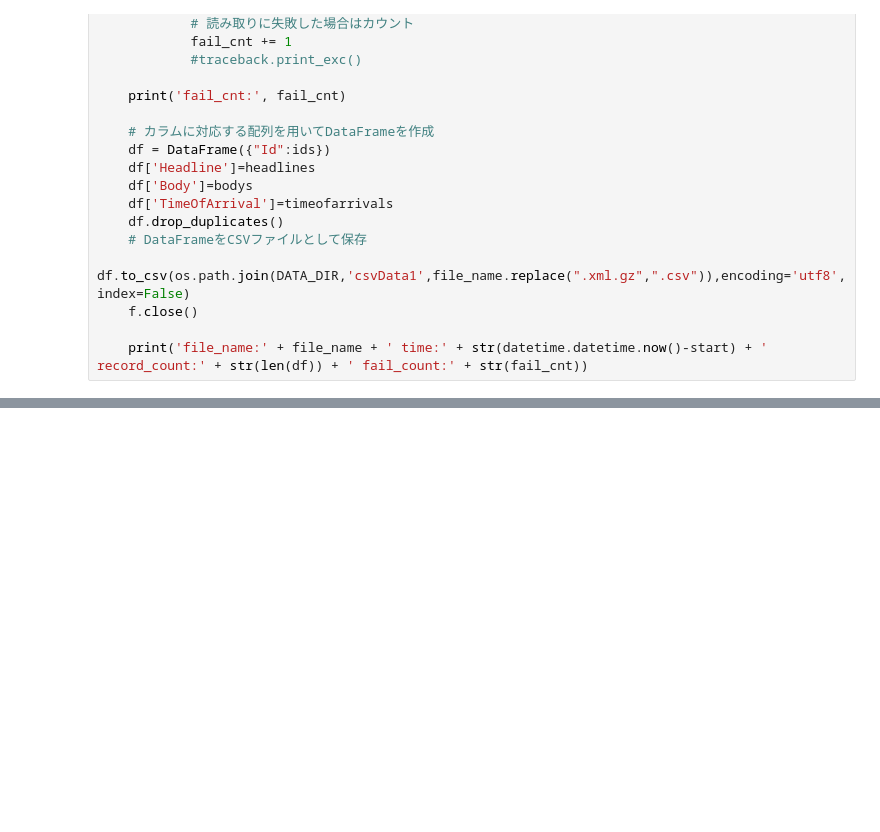
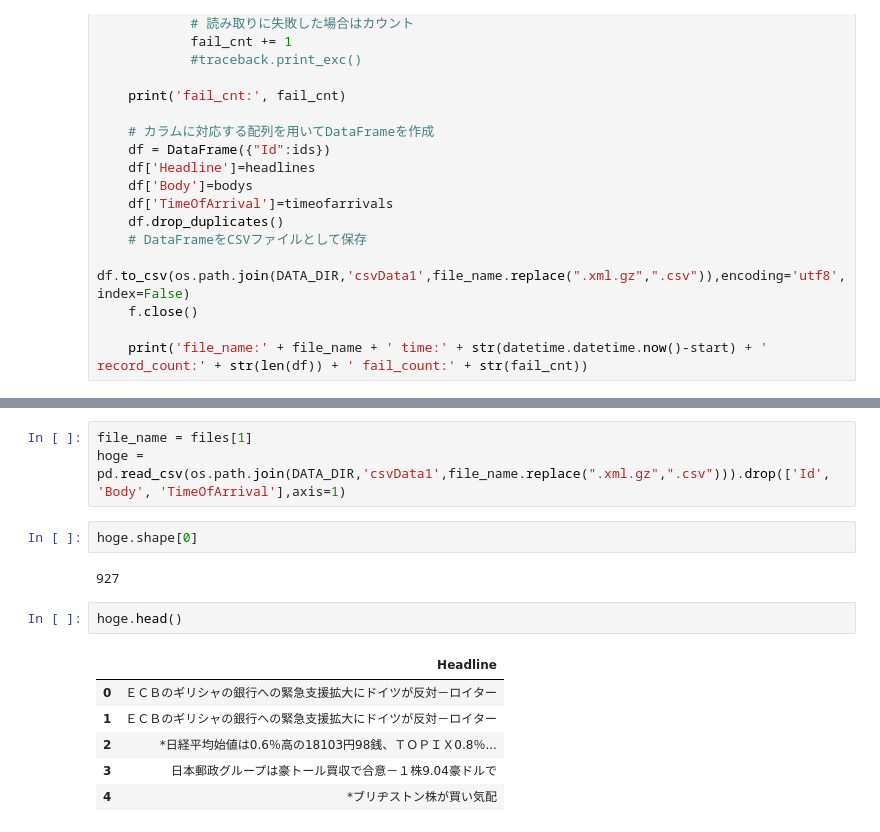
Before and after one commit to KadunaGCI/fiscal_indexing, a Jupyter notebook: workSpace_071017.ipynb, the cells around one changed output, grey strips where cells are left out. Drawn from its saved outputs; the diff is of its cells as text; blank space fills up the shorter version.

```diff
--- a/workSpace_071017.ipynb
+++ b/workSpace_071017.ipynb
@@ -101,0 +148,16 @@ for i in range(0,len(files)):
+# %%
+file_name = files[1]
+hoge = pd.read_csv(os.path.join(DATA_DIR,'csvData1',file_name.replace(".xml.gz",".csv"))).drop(['Id', 'Body', 'TimeOfArrival'],axis=1)
+# %%
+hoge.shape[0]
+# %% [output]
+927
+# %%
+hoge.head()
+# %% [output]
+|  | Headline |
+| 0 | ＥＣＢのギリシャの銀行への緊急支援拡大にドイツが反対－ロイター |
+| 1 | ＥＣＢのギリシャの銀行への緊急支援拡大にドイツが反対－ロイター |
+| 2 | *日経平均始値は0.6％高の18103円98銭、ＴＯＰＩＸ0.8％... |
+| 3 | 日本郵政グループは豪トール買収で合意－１株9.04豪ドルで |
+| 4 | *ブリヂストン株が買い気配 |
```
Also changed, not shown: parts of 19 cells of this notebook.
